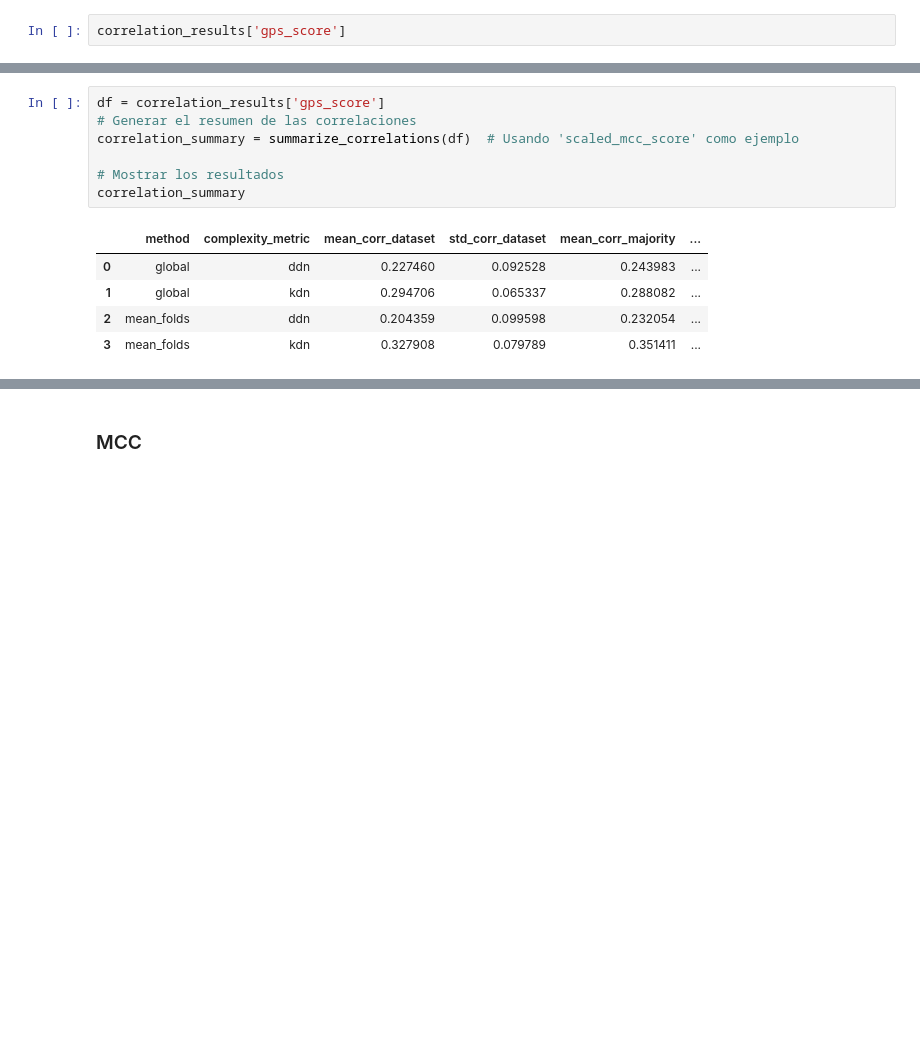
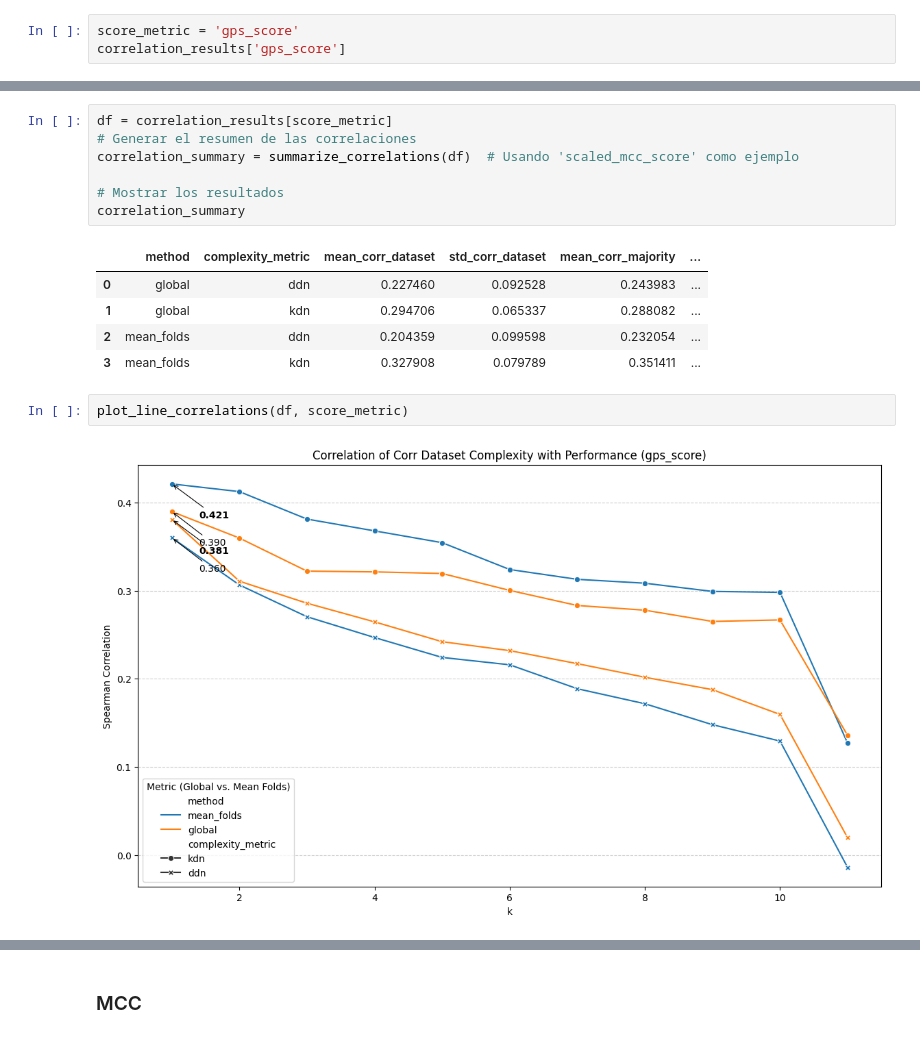
Before and after one commit to URJCDSLab/dynamic_disagreeing_neighbors, a Jupyter notebook: notebooks/k_sensitivity.ipynb, the cells around one changed output, grey strips where cells are left out. Cells and saved outputs as stored; diff of their text form; blank space fills up the shorter version.

```diff
--- a/notebooks/k_sensitivity.ipynb
+++ b/notebooks/k_sensitivity.ipynb
@@ -120,6 +106,7 @@ plot_line_correlations(df)
 # %% [markdown]
 ### GPS
 # %%
+score_metric = 'gps_score'
 correlation_results['gps_score']
 # %% [output]
 |  | method | k | complexity_metric | performance_metric | corr_dataset_complexity | corr_majority_class_complexity | ... |
@@ -140,7 +127,7 @@ correlation_results['gps_score']
 | 42 | global | 11 | kdn | gps_score | 0.135846 | 0.044571 | ... |
 | 43 | global | 11 | ddn | gps_score | 0.019678 | -0.103367 | ... |
 # %%
-df = correlation_results['gps_score']
+df = correlation_results[score_metric]
 # Generar el resumen de las correlaciones
 correlation_summary = summarize_correlations(df)  # Usando 'scaled_mcc_score' como ejemplo
 
@@ -152,3 +139,7 @@ correlation_summary
 | 1 | global | kdn | 0.294706 | 0.065337 | 0.288082 | ... |
 | 2 | mean_folds | ddn | 0.204359 | 0.099598 | 0.232054 | ... |
 | 3 | mean_folds | kdn | 0.327908 | 0.079789 | 0.351411 | ... |
+# %%
+plot_line_correlations(df, score_metric)
+# %% [output]
+[figure, added]
```
Also changed, not shown: parts of 15 cells of this notebook, 7 other files.
